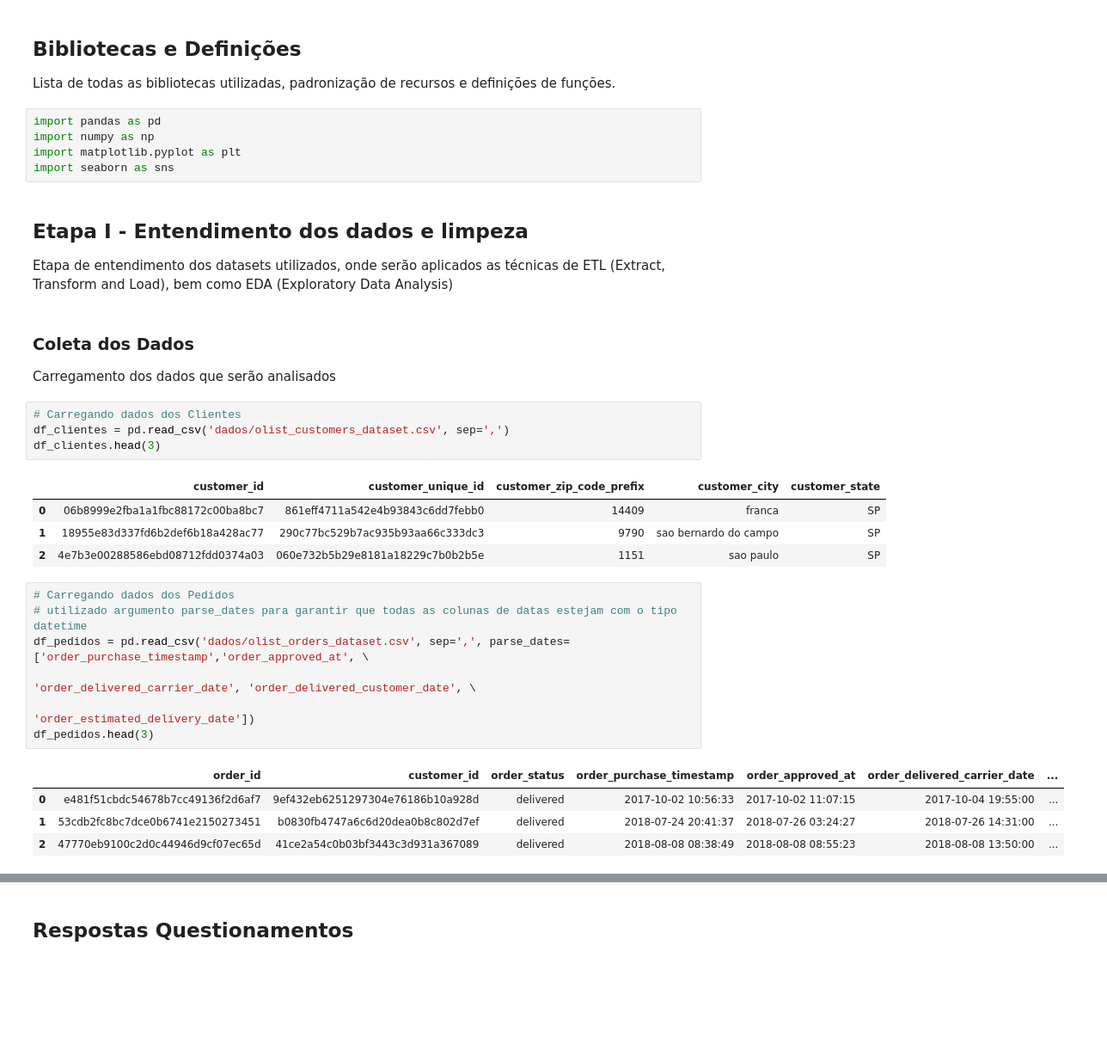
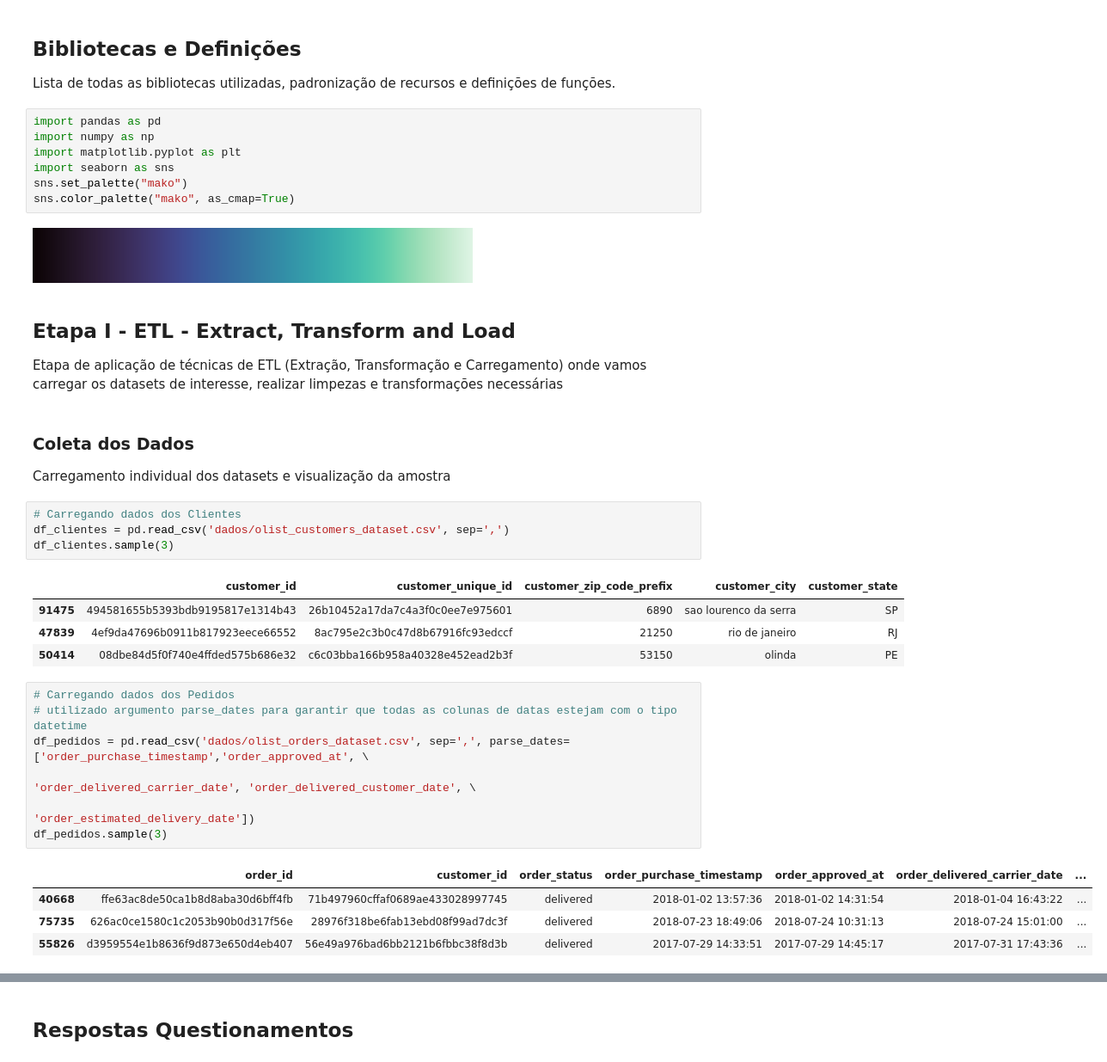
Before and after one commit to nsfoliveira/projeto_analise-consumidor, a Jupyter notebook: analise01_Analisando-Consumidores.ipynb, the cells around one changed output, grey strips where cells are left out. Shown at 86% size. Cells and saved outputs as stored; diff of their text form; blank space fills up the shorter version.

Commit message:
ETL - Finalizado
Etapa de ETL finalizada até o momento. Iniciando a Etapa de EDA

```diff
--- a/analise01_Analisando-Consumidores.ipynb
+++ b/analise01_Analisando-Consumidores.ipynb
@@ -28,34 +28,38 @@ import pandas as pd
 import numpy as np
 import matplotlib.pyplot as plt
 import seaborn as sns
+sns.set_palette("mako")
+sns.color_palette("mako", as_cmap=True)
+# %% [output]
+[figure, added]
 # %% [markdown]
-## Etapa I - Entendimento dos dados e limpeza
+## Etapa I - ETL - Extract, Transform and Load
 
-Etapa de entendimento dos datasets utilizados, onde serão aplicados as técnicas de ETL (Extract, Transform and Load), bem como EDA (Exploratory Data Analysis)
+Etapa de aplicação de técnicas de ETL (Extração, Transformação e Carregamento) onde vamos carregar os datasets de interesse, realizar limpezas e transformações necessárias
 # %% [markdown]
 ### Coleta dos Dados
-Carregamento dos dados que serão analisados
+Carregamento individual dos datasets e visualização da amostra
 # %%
 # Carregando dados dos Clientes
 df_clientes = pd.read_csv('dados/olist_customers_dataset.csv', sep=',')
-df_clientes.head(3)
+df_clientes.sample(3)
 # %% [output]
 |  | customer_id | customer_unique_id | customer_zip_code_prefix | customer_city | customer_state |
-| 0 | 06b8999e2fba1a1fbc88172c00ba8bc7 | 861eff4711a542e4b93843c6dd7febb0 | 14409 | franca | SP |
-| 1 | 18955e83d337fd6b2def6b18a428ac77 | 290c77bc529b7ac935b93aa66c333dc3 | 9790 | sao bernardo do campo | SP |
-| 2 | 4e7b3e00288586ebd08712fdd0374a03 | 060e732b5b29e8181a18229c7b0b2b5e | 1151 | sao paulo | SP |
+| 91475 | 494581655b5393bdb9195817e1314b43 | 26b10452a17da7c4a3f0c0ee7e975601 | 6890 | sao lourenco da serra | SP |
+| 47839 | 4ef9da47696b0911b817923eece66552 | 8ac795e2c3b0c47d8b67916fc93edccf | 21250 | rio de janeiro | RJ |
+| 50414 | 08dbe84d5f0f740e4ffded575b686e32 | c6c03bba166b958a40328e452ead2b3f | 53150 | olinda | PE |
 # %%
 # Carregando dados dos Pedidos
 # utilizado argumento parse_dates para garantir que todas as colunas de datas estejam com o tipo datetime
 df_pedidos = pd.read_csv('dados/olist_orders_dataset.csv', sep=',', parse_dates=['order_purchase_timestamp','order_approved_at', \
                                                                                  'order_delivered_carrier_date', 'order_delivered_customer_date', \
                                                                                  'order_estimated_delivery_date'])
-df_pedidos.head(3)
+df_pedidos.sample(3)
 # %% [output]
 |  | order_id | customer_id | order_status | order_purchase_timestamp | order_approved_at | order_delivered_carrier_date | ... |
-| 0 | e481f51cbdc54678b7cc49136f2d6af7 | 9ef432eb6251297304e76186b10a928d | delivered | 2017-10-02 10:56:33 | 2017-10-02 11:07:15 | 2017-10-04 19:55:00 | ... |
-| 1 | 53cdb2fc8bc7dce0b6741e2150273451 | b0830fb4747a6c6d20dea0b8c802d7ef | delivered | 2018-07-24 20:41:37 | 2018-07-26 03:24:27 | 2018-07-26 14:31:00 | ... |
-| 2 | 47770eb9100c2d0c44946d9cf07ec65d | 41ce2a54c0b03bf3443c3d931a367089 | delivered | 2018-08-08 08:38:49 | 2018-08-08 08:55:23 | 2018-08-08 13:50:00 | ... |
+| 40668 | ffe63ac8de50ca1b8d8aba30d6bff4fb | 71b497960cffaf0689ae433028997745 | delivered | 2018-01-02 13:57:36 | 2018-01-02 14:31:54 | 2018-01-04 16:43:22 | ... |
+| 75735 | 626ac0ce1580c1c2053b90b0d317f56e | 28976f318be6fab13ebd08f99ad7dc3f | delivered | 2018-07-23 18:49:06 | 2018-07-24 10:31:13 | 2018-07-24 15:01:00 | ... |
+| 55826 | d3959554e1b8636f9d873e650d4eb407 | 56e49a976bad6bb2121b6fbbc38f8d3b | delivered | 2017-07-29 14:33:51 | 2017-07-29 14:45:17 | 2017-07-31 17:43:36 | ... |
 # %%
 # Carregandos dados dos Itens dos Pedidos
 # utilizado argumento parse_dates para garantir que todas as colunas de datas estejam com o tipo datetime
```
Also changed, not shown: parts of 39 cells of this notebook, 1 other file.
